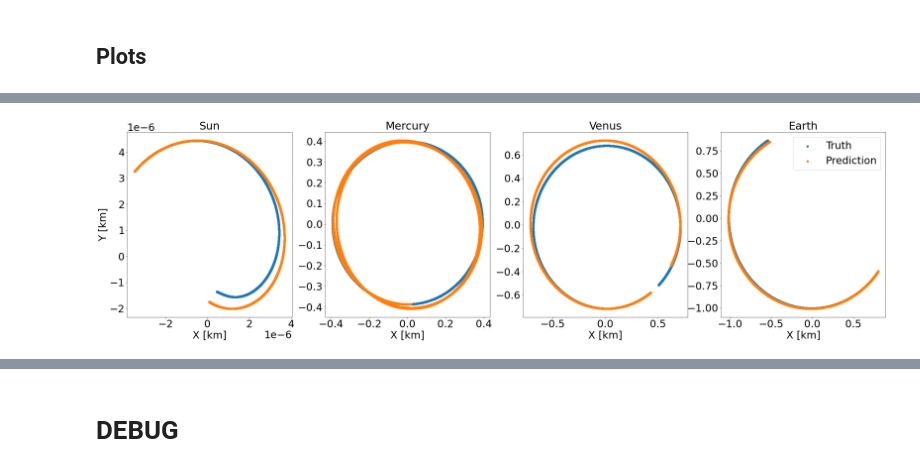
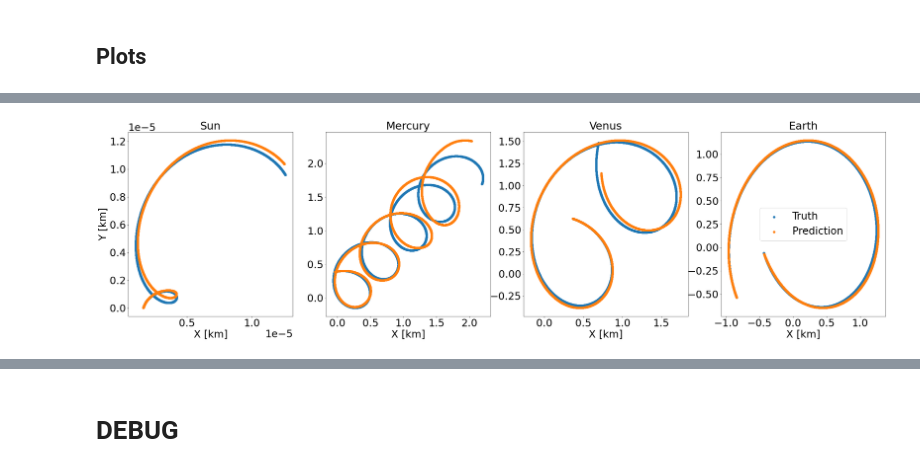
Before and after one commit to Pablo-Lemos/orbits, a Jupyter notebook: planets_graphnets.ipynb, the cells around one changed output, grey strips where cells are left out. Saved outputs shown, nothing was run; the diff lists cells and outputs as text; code cells hidden in the pictures.

```diff
--- a/planets_graphnets.ipynb
+++ b/planets_graphnets.ipynb
@@ -180,6 +180,9 @@ def generate_batch(planets, total_time, delta_time, batch_size, norm_factor = 1,
             planets_batch = deepcopy(planets[i])
         else:
             planets_batch = deepcopy(planets)
+
+        total_mom = np.zeros(3)
+        total_cm = np.zeros(3)
         for planet in planets_batch:
             if planet.name not in ['Sun', 'star']:
                 pos_planet = np.linalg.norm(planet.pos)
@@ -189,6 +192,11 @@ def generate_batch(planets, total_time, delta_time, batch_size, norm_factor = 1,
                                                   G,
                                                   ellipcity_noise)
                 planet.initiate(pos_planet, vel_planet)
+                total_mom += np.array(planet.vel)*planet.mass
+                total_cm += np.array(planet.pos)*planet.mass
+
+        planets_batch[0].vel = - total_mom/planets_batch[0].mass
+        planets_batch[0].pos = - total_cm/planets_batch[0].mass
 
         simulate(planets_batch, total_time, delta_time)
         x_traj_np, p_traj_np = get_trajectory(planets_batch, int(total_time/delta_time))
@@ -476,7 +498,7 @@ Instructions for updating:
 Use tf.where in 2.0, which has the same broadcast rule as np.where
 # %%
 x_traj_tr, dp_traj_tr, _ = generate_batch(
-    planets_gn, total_time_tr, delta_time, batch_size, norm_factor = p_norm, ellipcity_noise = 0.01)
+    planets_gn, total_time_tr, delta_time, batch_size, norm_factor = p_norm, ellipcity_noise = 0.03)
 # %%
 # Generate and visualize a Graph
 
@@ -596,8 +618,12 @@ planets_table = []
 for i in range(batch_size_table):
     planets_table.append(generate_random_planets())
 
+batch_size_table = 3
+planets_table = [[sun,mercury],[sun,venus],[sun,earth]]
+
 x_traj_table, dp_traj_table, p_traj_table = generate_batch(
-    planets_table, total_time_table, delta_time, batch_size_table, norm_factor = p_norm, ellipcity_noise = 0.0)
+    planets_table, total_time_table, delta_time, batch_size_table,
+    norm_factor = p_norm, ellipcity_noise = 0.0)
 
 # Integration (table)
 input_dict_table= []
@@ -687,6 +713,7 @@ for iteration in range(last_iteration, num_training_iterations):
     if iteration%log_every_iterations == 0:
         test_orbit = sess.run({
             "x_pred": xp,
+            "dp_pred": pp,
             "f_pred": fp,
             "loss": loss_test
         })
@@ -697,6 +724,7 @@ for iteration in range(last_iteration, num_training_iterations):
         #})
         table_orbit = sess.run({
             "x_pred": xp_table,
+            "dp_pred": dp_table,
             "f_pred": fp_table,
             "loss": loss_table
         })
@@ -764,30 +791,29 @@ x_pred = test_orbit["x_pred"]
 #p_pred = test_orbit["p_pred"]
 f_pred = test_orbit["f_pred"]
 # %%
-nsteps_plot = 5000
+nsteps_plot = 365*12
 plt.rcParams.update({'font.size': 30})
 fig, axs =plt.subplots(nrows = 1, ncols = len(planets), figsize = (10*len(planets), 10))
 
-periods = np.array([225, 88, 225, 1000])
+periods = np.array([225, 88, 225, 1000, 1500])
 factor = 10*periods
 
 axs[0].set_ylabel('Y [km]')
 for i in range(len(planets)):
     ax = axs[i]
 
     shift = x_traj_np[:,i,0].max()/factor[i]*np.arange(nsteps_plot)
-    shift = 0
 
     ax.set_title(planets[i].name, fontsize = 32)
     ax.scatter(x_traj_np[:nsteps_plot,i,0]+shift, x_traj_np[:nsteps_plot,i,1]+shift, label='Truth')
     ax.scatter(x_pred[:nsteps_plot,i,0]+shift, x_pred[:nsteps_plot,i,1]+shift, label='Prediction')
     ax.set_xlabel('X [km]')
 
 plt.legend();
 
 #plt.savefig('/Users/Pablo/Desktop/orbits')
 # %% [output]
-[figure, old version]
+[figure, new version]
 # %%
 plt.scatter(x_traj_np[:nsteps_plot,0,0], x_traj_np[:nsteps_plot,0,1])
 # %% [output]
```
Also changed, not shown: parts of 55 cells of this notebook, 1 other file.
